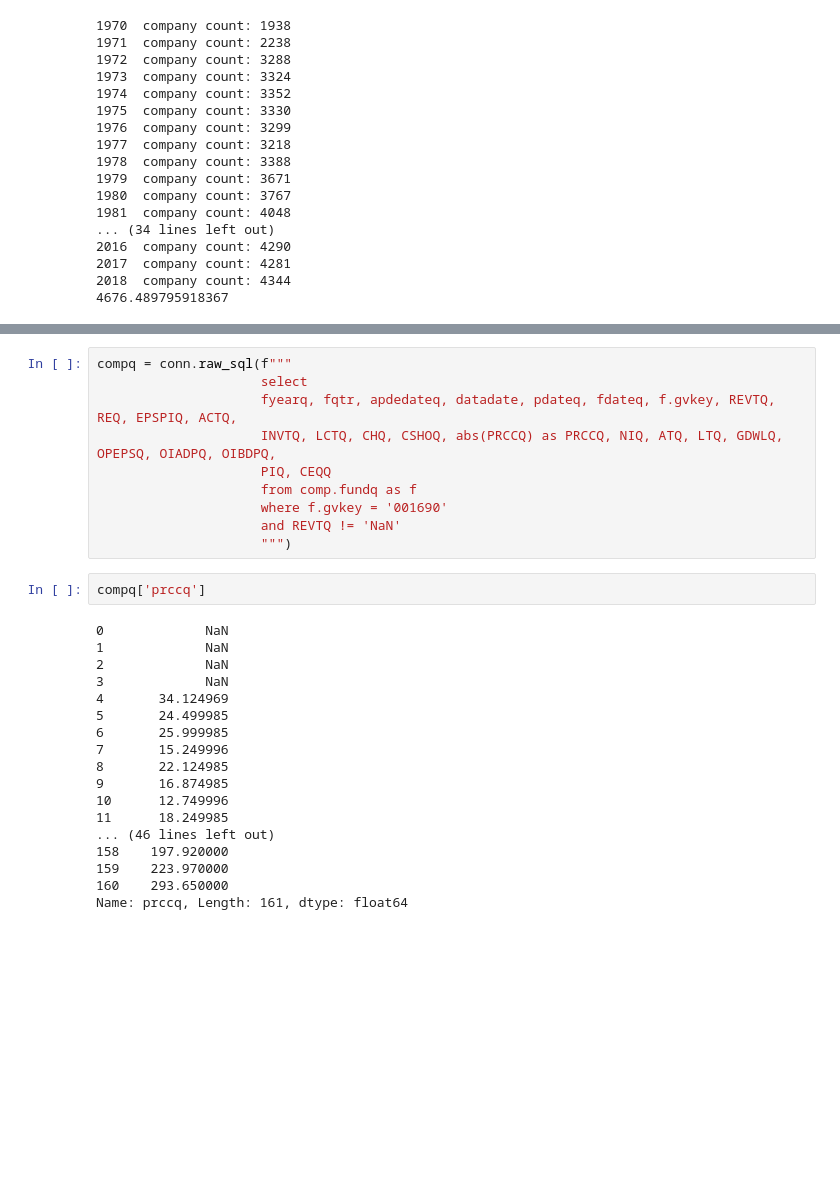
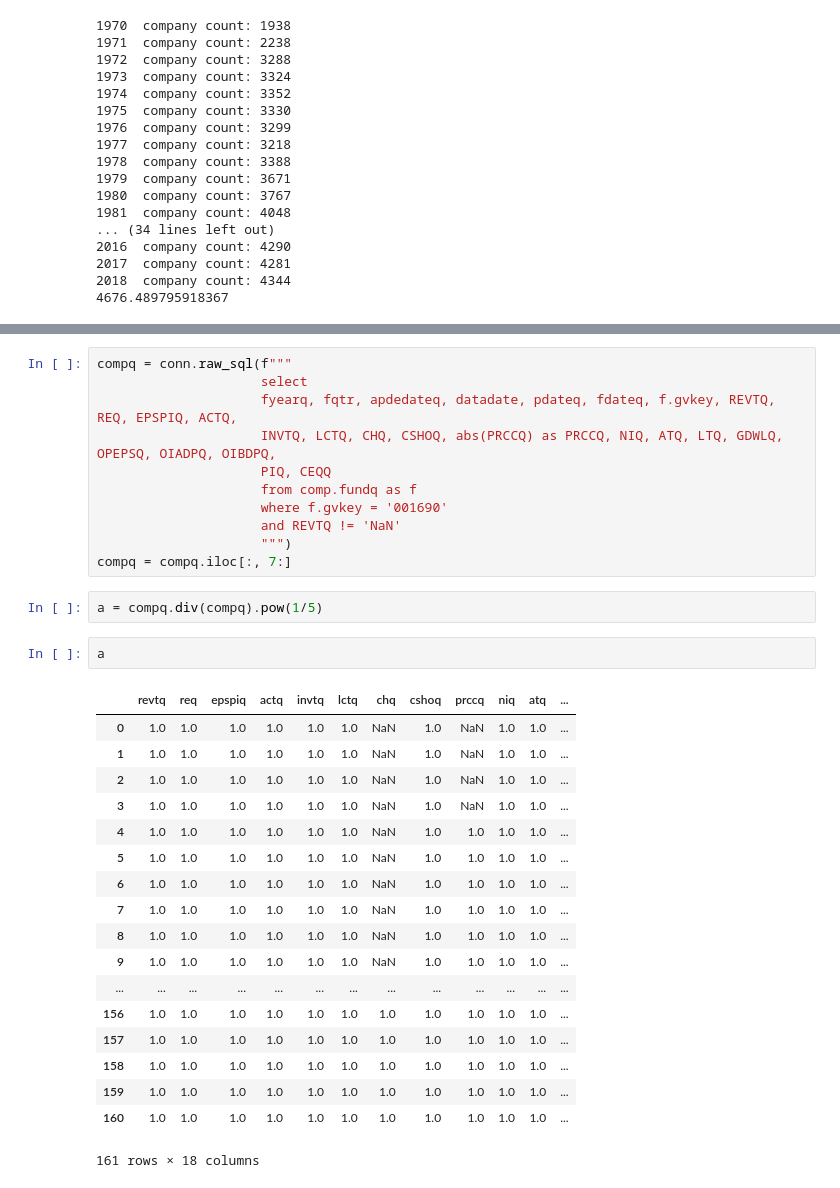
Before and after one commit to Alan-Yanlong-Guo/ml_val, a Jupyter notebook: runn.ipynb, the cells around one changed output, grey strips where cells are left out. Saved outputs shown, nothing was run; the diff lists cells and outputs as text; blank space fills up the shorter version.

```diff
--- a/runn.ipynb
+++ b/runn.ipynb
@@ -55,23 +57,27 @@ compq = conn.raw_sql(f"""
                      where f.gvkey = '001690'
                      and REVTQ != 'NaN'
                      """)
+compq = compq.iloc[:, 7:]
-# %%
-compq['prccq']
-# %% [output]
-0             NaN
-1             NaN
-2             NaN
-3             NaN
-4       34.124969
-5       24.499985
-6       25.999985
-7       15.249996
-8       22.124985
-9       16.874985
-10      12.749996
-11      18.249985
-... (46 lines left out)
-158    197.920000
-159    223.970000
-160    293.650000
-Name: prccq, Length: 161, dtype: float64
+# %%
+a = compq.div(compq).pow(1/5)
+# %%
+a
+# %% [output]
+|  | revtq | req | epspiq | actq | invtq | lctq | chq | cshoq | prccq | niq | atq | ... |
+| 0 | 1.0 | 1.0 | 1.0 | 1.0 | 1.0 | 1.0 | NaN | 1.0 | NaN | 1.0 | 1.0 | ... |
+| 1 | 1.0 | 1.0 | 1.0 | 1.0 | 1.0 | 1.0 | NaN | 1.0 | NaN | 1.0 | 1.0 | ... |
+| 2 | 1.0 | 1.0 | 1.0 | 1.0 | 1.0 | 1.0 | NaN | 1.0 | NaN | 1.0 | 1.0 | ... |
+| 3 | 1.0 | 1.0 | 1.0 | 1.0 | 1.0 | 1.0 | NaN | 1.0 | NaN | 1.0 | 1.0 | ... |
+| 4 | 1.0 | 1.0 | 1.0 | 1.0 | 1.0 | 1.0 | NaN | 1.0 | 1.0 | 1.0 | 1.0 | ... |
+| 5 | 1.0 | 1.0 | 1.0 | 1.0 | 1.0 | 1.0 | NaN | 1.0 | 1.0 | 1.0 | 1.0 | ... |
+| 6 | 1.0 | 1.0 | 1.0 | 1.0 | 1.0 | 1.0 | NaN | 1.0 | 1.0 | 1.0 | 1.0 | ... |
+| 7 | 1.0 | 1.0 | 1.0 | 1.0 | 1.0 | 1.0 | NaN | 1.0 | 1.0 | 1.0 | 1.0 | ... |
+| 8 | 1.0 | 1.0 | 1.0 | 1.0 | 1.0 | 1.0 | NaN | 1.0 | 1.0 | 1.0 | 1.0 | ... |
+| 9 | 1.0 | 1.0 | 1.0 | 1.0 | 1.0 | 1.0 | NaN | 1.0 | 1.0 | 1.0 | 1.0 | ... |
+| ... | ... | ... | ... | ... | ... | ... | ... | ... | ... | ... | ... | ... |
+| 156 | 1.0 | 1.0 | 1.0 | 1.0 | 1.0 | 1.0 | 1.0 | 1.0 | 1.0 | 1.0 | 1.0 | ... |
+| 157 | 1.0 | 1.0 | 1.0 | 1.0 | 1.0 | 1.0 | 1.0 | 1.0 | 1.0 | 1.0 | 1.0 | ... |
+| 158 | 1.0 | 1.0 | 1.0 | 1.0 | 1.0 | 1.0 | 1.0 | 1.0 | 1.0 | 1.0 | 1.0 | ... |
+| 159 | 1.0 | 1.0 | 1.0 | 1.0 | 1.0 | 1.0 | 1.0 | 1.0 | 1.0 | 1.0 | 1.0 | ... |
+| 160 | 1.0 | 1.0 | 1.0 | 1.0 | 1.0 | 1.0 | 1.0 | 1.0 | 1.0 | 1.0 | 1.0 | ... |
+161 rows × 18 columns
```
Also changed, not shown: parts of 1 cell of this notebook, 2 other files.
